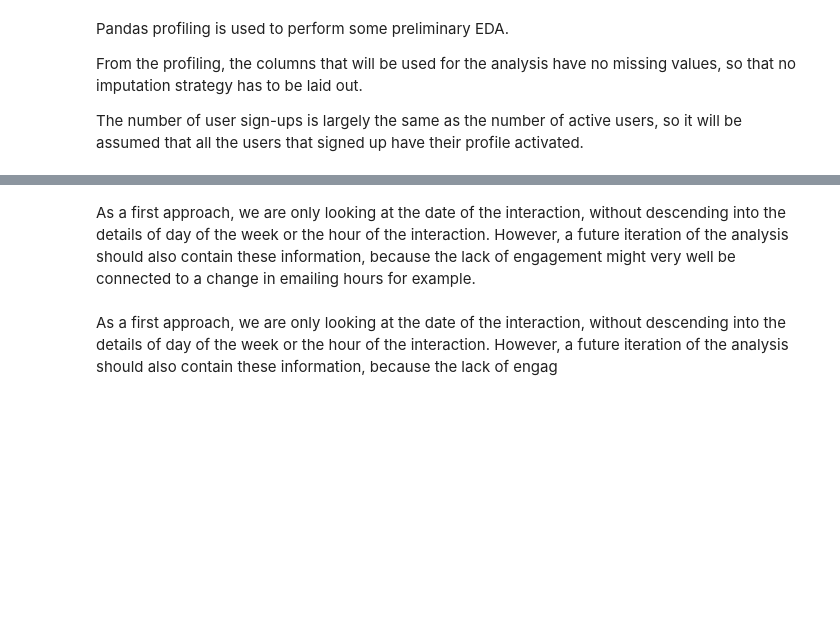
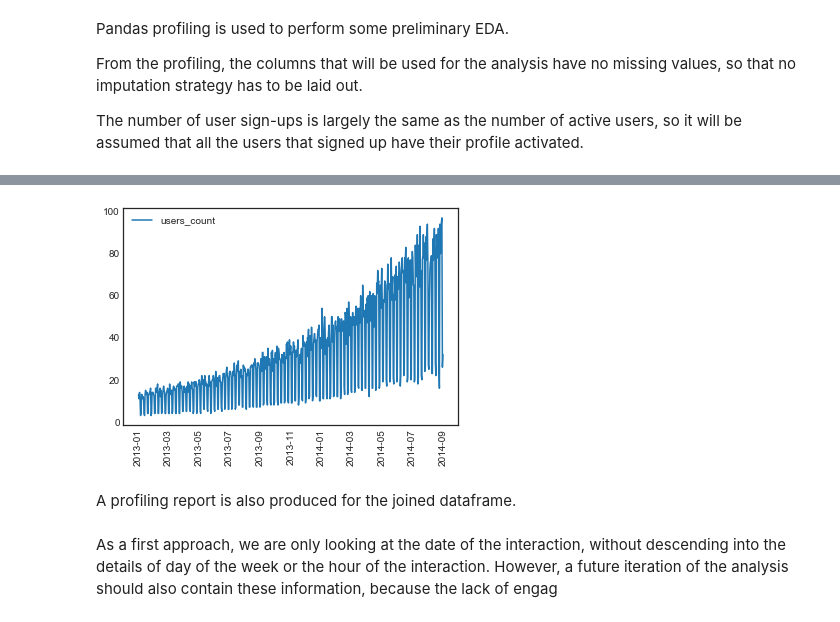
Before and after one commit to chiaracapuano/customercliffdive, a Jupyter notebook: ccd.ipynb, the cells around one changed output, grey strips where cells are left out. Cells and saved outputs as stored; diff of their text form; code cells hidden in the pictures; blank space fills up the shorter version.

```diff
--- a/ccd.ipynb
+++ b/ccd.ipynb
@@ -118,5 +114,0 @@ profile.to_file(output_file='df.html')
-# %% [markdown]
-As a first approach, we are only looking at the date of the interaction,
-without descending into the details of day of the week or the hour of the interaction.
-However, a future iteration of the analysis should also contain these information, because
-the lack of engagement might very well be connected to a change in emailing hours for example.
@@ -128,3 +115,6 @@ df['occurred_at_emails'] = df['occurred_at_emails'].dt.date
+# %%
+users['created_at'] = users['created_at'].dt.date
+users['activated_at'] = users['activated_at'].dt.date
 # %%
 import matplotlib.pyplot as plt
 from matplotlib import style
@@ -132,3 +122,12 @@ style.use('seaborn-white')
 # %%
 import warnings
 warnings.filterwarnings("ignore")
+# %%
+df_usr_count = users.groupby(['created_at']).count()
+df_usr_count = df_usr_count.reset_index()
+df_usr_count['users_count'] = df_usr_count['user_id']
+df_usr_count.plot(x='created_at', y='users_count', rot= 90)
+plt.xlabel("")
+plt.show()
+# %% [output]
+[figure, added]
@@ -134,0 +137,2 @@ warnings.filterwarnings("ignore")
+# %% [markdown]
+A profiling report is also produced for the joined dataframe.
```
Also changed, not shown: parts of 9 cells of this notebook.
